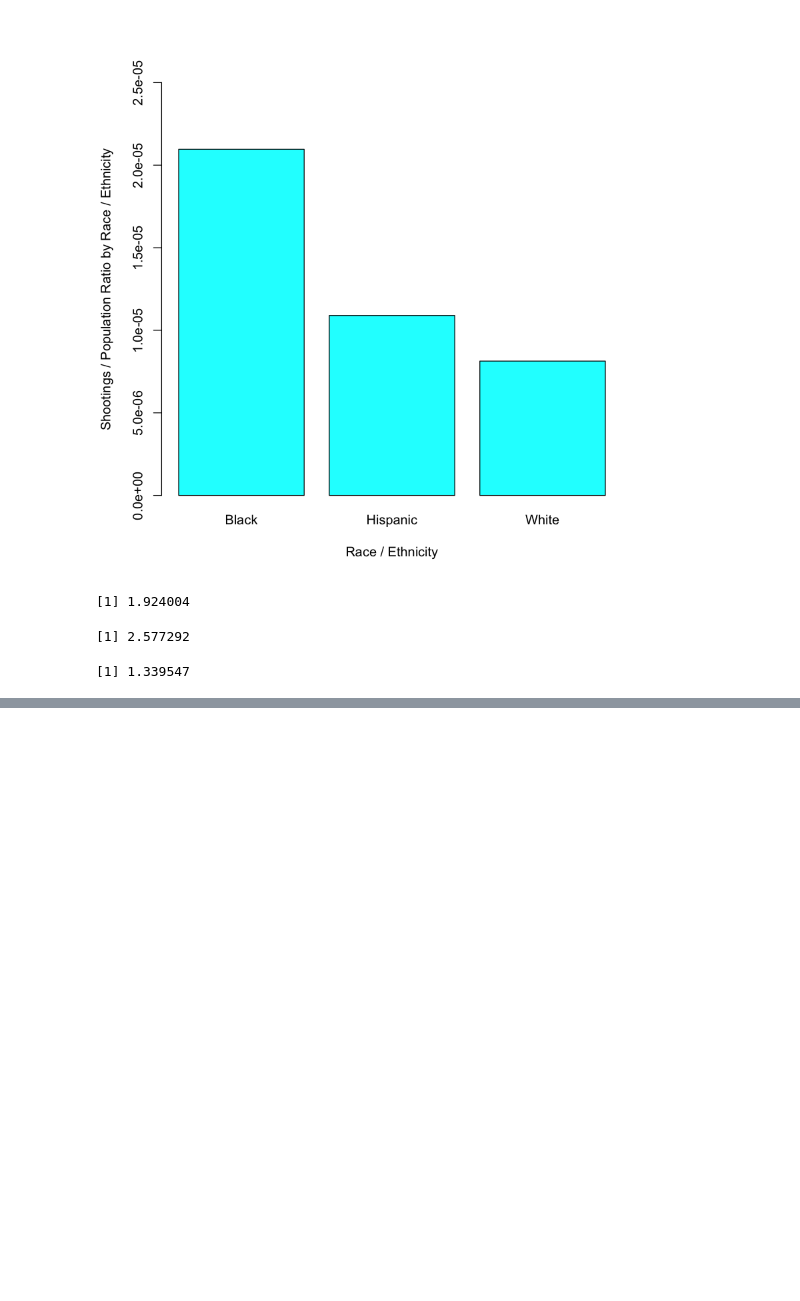
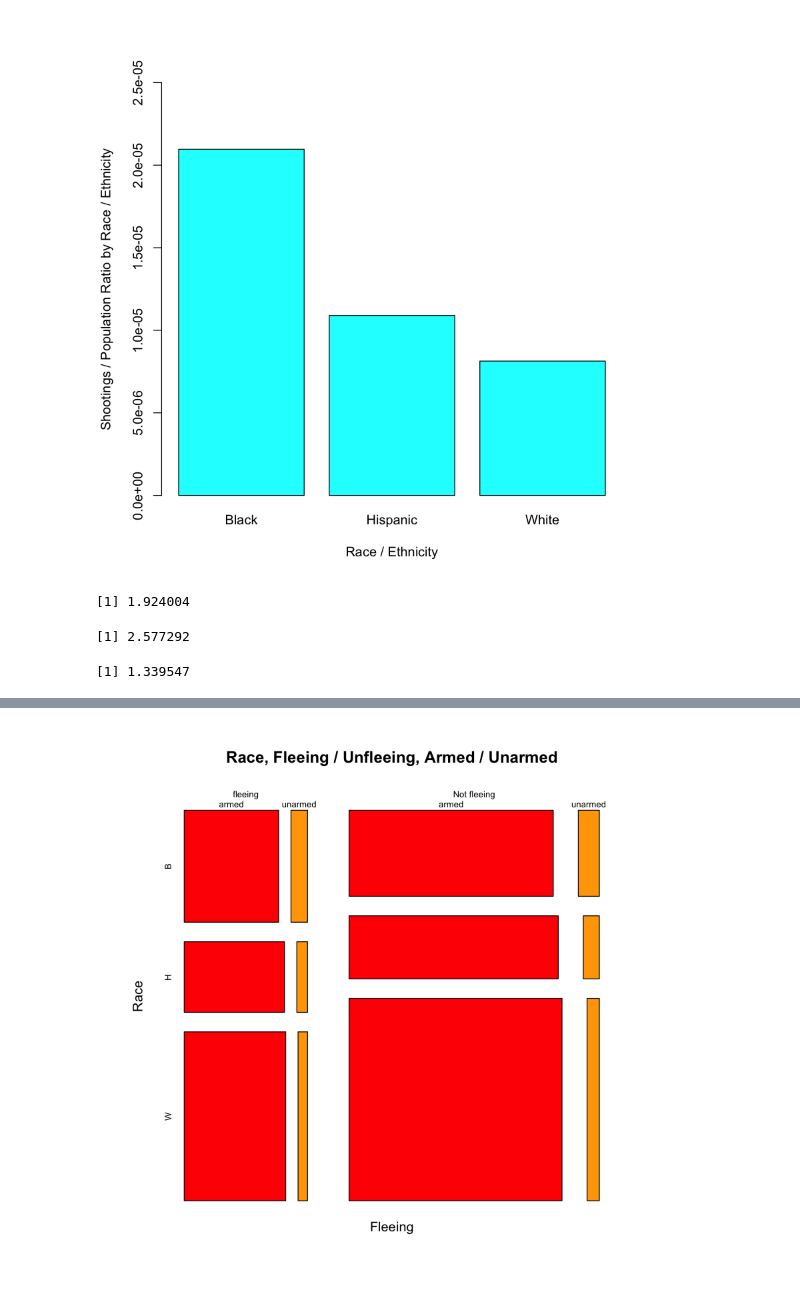
Before and after one commit to hernanat/cs544-police-shootings, a Jupyter notebook: police_shootings.ipynb, the cells around one changed output, grey strips where cells are left out. Saved outputs shown, nothing was run; the diff lists cells and outputs as text; code cells hidden in the pictures; blank space fills up the shorter version.

```diff
--- a/police_shootings_age_race_gender.ipynb
+++ b/police_shootings.ipynb
@@ -279,0 +340,23 @@ mf_shootings_to_pop_hispanic / mf_shootings_to_pop_white
+# %%
+fields = c('race', 'armed', 'flee')
+armed_fleeing_data = subset(shooting_data, race %in% wapo_codes & armed != 'unarmed' & armed != 'undetermined' & flee != 'Not fleeing')[fields]
+armed_not_fleeing_data = subset(shooting_data, race %in% wapo_codes & armed != 'unarmed' & armed != 'undetermined' & flee == 'Not fleeing')[fields]
+unarmed_fleeing_data = subset(shooting_data, race %in% wapo_codes & armed == 'unarmed' & flee != 'Not fleeing')[fields]
+unarmed_not_fleeing_data = subset(shooting_data, race %in% wapo_codes & armed == 'unarmed' & flee == 'Not fleeing')[fields]
+
+armed_fleeing_data$armed = c('armed')
+armed_fleeing_data$flee = c('fleeing')
+armed_not_fleeing_data$armed = c('armed')
+
+unarmed_fleeing_data$flee = c('fleeing')
+# %%
+dataForPlot = rbind(armed_fleeing_data, armed_not_fleeing_data, unarmed_fleeing_data, unarmed_not_fleeing_data)
+names(dataForPlot) <- c('Race', 'Armed', 'Fleeing')
+mosaicplot(
+    ~ Fleeing + Race + Armed,
+    dataForPlot,
+    main = "Race, Fleeing / Unfleeing, Armed / Unarmed",
+    col = c('red', 'orange', 'green')
+)
+# %% [output]
+[figure, added]
```
Also changed, not shown: parts of 7 cells of this notebook, 5 other files.
